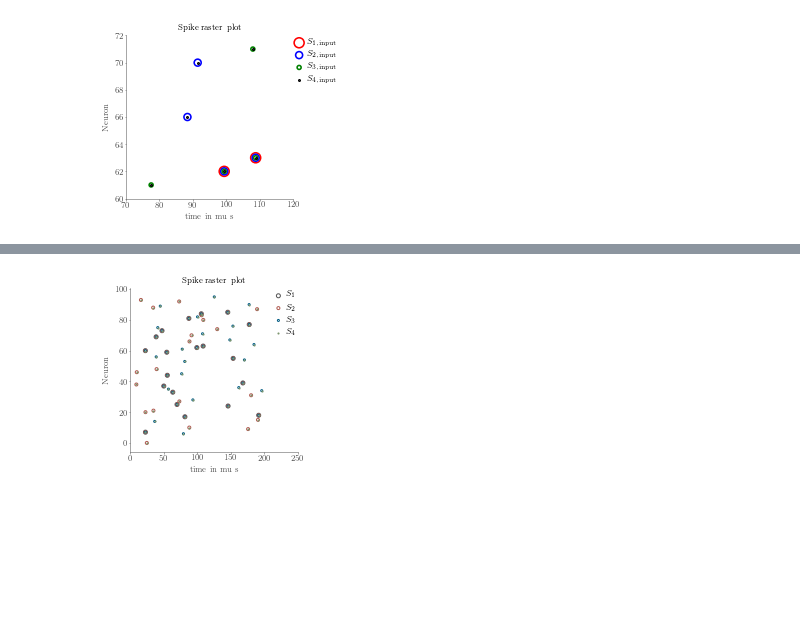
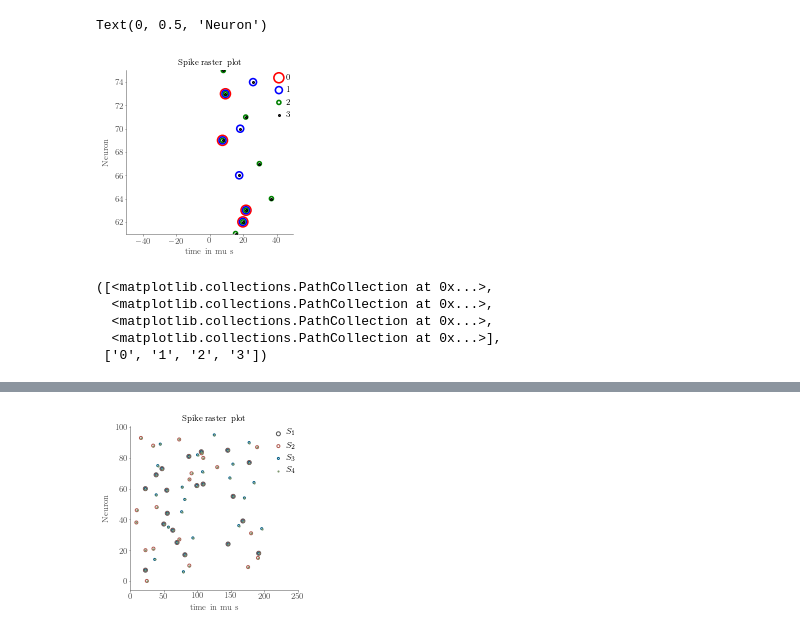
Before and after one commit to simeka/masterthesis, a Jupyter notebook: figures/SuperSpikeXorTask.ipynb, the cells around one changed output, grey strips where cells are left out. Drawn from its saved outputs; the diff is of its cells as text; code cells hidden in the pictures; blank space fills up the shorter version.

```diff
--- a/figures/SuperSpikeXorTask.ipynb
+++ b/figures/SuperSpikeXorTask.ipynb
@@ -17,30 +20,42 @@ def save_plot(fig, name, size=(6, 3)):
 # %%
 pop_xor = np.loadtxt("pop_xor.data")
-pop_xor[:, 1] /= 50  # use times up to 200µs instead of 10ms
+pop_xor[:, 1] /= 250  # use times up to 200µs instead of 10ms
 pop_xor[:, 0] -= 1  # start at zero until 95
 pop_xor_spiketrains = {0 : (pop_xor[:20], 0),
                     1 : (pop_xor[20:60],1),
                     2 : (pop_xor[60:100],1),
                     3 : (pop_xor[100:160],0)}
 
 colors = ["red", "blue", "green", "black"]
 target = [0, 1, 1, 0]
 m = ["o","o","o","o"]
 s = [(r)**2 for r in np.arange(1,11,3)]
 s = s[::-1]
 lw = 1.6
 fig = plt.figure(figsize=(3,3))
+ax = fig.gca()
 for p, (spiketrain, c) in pop_xor_spiketrains.items():
     if p != 3:
-        plt.scatter(spiketrain[:,1]*1e6, spiketrain[:,0], s=s[p], lw=lw, facecolors='none', edgecolors=colors[p])
+        ax.scatter(spiketrain[:,1]*1e6, spiketrain[:,0], s=s[p], lw=lw, facecolors='none', edgecolors=colors[p], label=p)
     else:
-        plt.scatter(spiketrain[:,1]*1e6, spiketrain[:,0], s=s[p], lw=2, color=colors[p])
-plt.legend(["$S_{%s}$" %i for i in range(1,5)], bbox_to_anchor=(1,1))
-plt.ylim(60, 72)
-plt.xlim(70, 120)
-plt.title('Spike raster plot')
-plt.xlabel('time in mu s')
-plt.ylabel('Neuron')
-save_plot(fig, "superspiketask", (3,3))
+        ax.scatter(spiketrain[:,1]*1e6, spiketrain[:,0], s=s[p], lw=2, color=colors[p], label=p)
+#ax.legend(["$S_{%s}$" %i for i in range(1,5)], bbox_to_anchor=(1,1))
+ax.legend()
+ax.set_ylim(61, 75)
+ax.set_xlim(-50, 50)
+ax.set_title('Spike raster plot')
+ax.set_xlabel('time in mu s')
+ax.set_ylabel('Neuron')
+#plt.legend.lab
+#save_plot(fig, "superspiketask", (3,3))
 # %% [output]
+Text(0, 0.5, 'Neuron')
-[figure, old version]
+[figure, new version]
+# %%
+ax.get_legend_handles_labels()
+# %% [output]
+([<matplotlib.collections.PathCollection at 0x...>,
+  <matplotlib.collections.PathCollection at 0x...>,
+  <matplotlib.collections.PathCollection at 0x...>,
+  <matplotlib.collections.PathCollection at 0x...>],
+ ['0', '1', '2', '3'])
```
Also changed, not shown: parts of 3 cells of this notebook, 14 other files.
